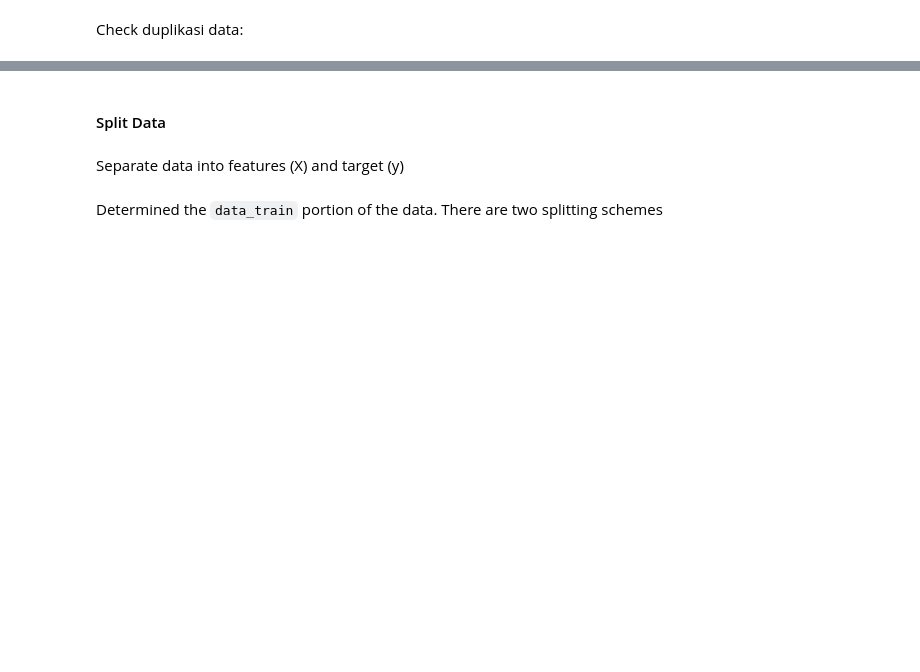
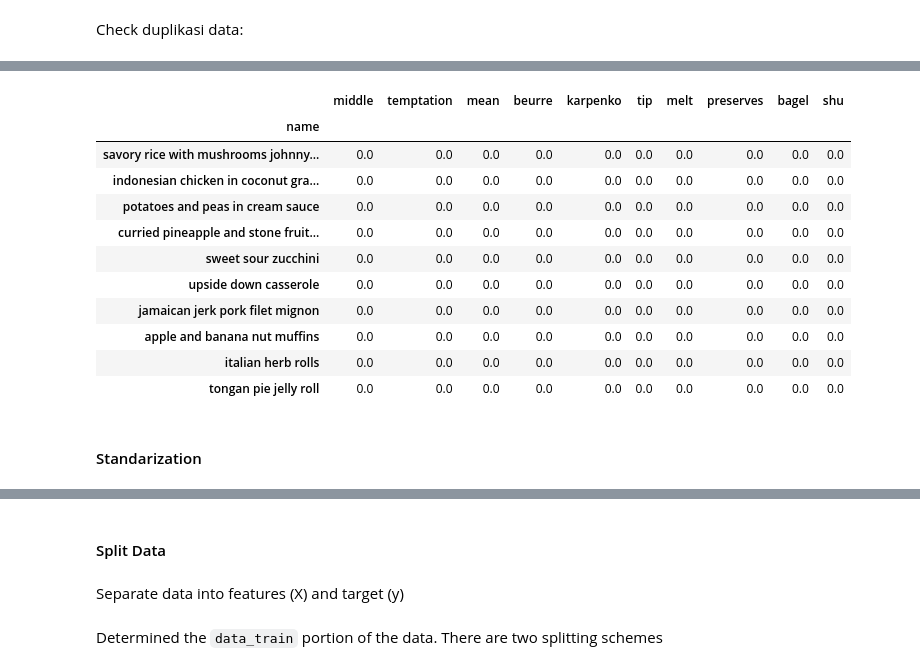
Before and after one commit to Sulbae/OlahGizi-Project, a Jupyter notebook: Food Recommender/notebook.ipynb, the cells around one changed output, grey strips where cells are left out. Saved outputs shown, nothing was run; the diff lists cells and outputs as text; code cells hidden in the pictures; blank space fills up the shorter version.

```diff
--- a/Food Recommender/notebook.ipynb
+++ b/Food Recommender/notebook.ipynb
@@ -818,0 +842,6 @@ Duplicated_data: 108
+# %%
+tfidf_vectorizer = TfidfVectorizer(stop_words='english')
+
+tfidf_vectorizer.fit(content_based_df['name'])
+
+teks = tfidf_vectorizer.get_feature_names_out()
@@ -818,0 +852,4 @@ Duplicated_data: 108
+# %%
+tfidf_matrix = tfidf_vectorizer.fit_transform(content_based_df['name'])
+
+tfidf_matrix.shape
@@ -818,0 +868,20 @@ Duplicated_data: 108
+# %%
+pd.DataFrame(tfidf_matrix.todense(),
+             columns=teks,
+             index=content_based_df.name
+             ).sample(10, axis=1).sample(10, axis=0)
+# %% [output]
+|  | middle | temptation | mean | beurre | karpenko | tip | melt | preserves | bagel | shu |
+| name |  |  |  |  |  |  |  |  |  |  |
+| savory rice with mushrooms johnny... | 0.0 | 0.0 | 0.0 | 0.0 | 0.0 | 0.0 | 0.0 | 0.0 | 0.0 | 0.0 |
+| indonesian chicken in coconut gra... | 0.0 | 0.0 | 0.0 | 0.0 | 0.0 | 0.0 | 0.0 | 0.0 | 0.0 | 0.0 |
+| potatoes and peas in cream sauce | 0.0 | 0.0 | 0.0 | 0.0 | 0.0 | 0.0 | 0.0 | 0.0 | 0.0 | 0.0 |
+| curried pineapple and stone fruit... | 0.0 | 0.0 | 0.0 | 0.0 | 0.0 | 0.0 | 0.0 | 0.0 | 0.0 | 0.0 |
+| sweet sour zucchini | 0.0 | 0.0 | 0.0 | 0.0 | 0.0 | 0.0 | 0.0 | 0.0 | 0.0 | 0.0 |
+| upside down casserole | 0.0 | 0.0 | 0.0 | 0.0 | 0.0 | 0.0 | 0.0 | 0.0 | 0.0 | 0.0 |
+| jamaican jerk pork filet mignon | 0.0 | 0.0 | 0.0 | 0.0 | 0.0 | 0.0 | 0.0 | 0.0 | 0.0 | 0.0 |
+| apple and banana nut muffins | 0.0 | 0.0 | 0.0 | 0.0 | 0.0 | 0.0 | 0.0 | 0.0 | 0.0 | 0.0 |
+| italian herb rolls | 0.0 | 0.0 | 0.0 | 0.0 | 0.0 | 0.0 | 0.0 | 0.0 | 0.0 | 0.0 |
+| tongan pie jelly roll | 0.0 | 0.0 | 0.0 | 0.0 | 0.0 | 0.0 | 0.0 | 0.0 | 0.0 | 0.0 |
+# %% [markdown]
+#### Standarization
```
Also changed, not shown: parts of 39 cells of this notebook.
